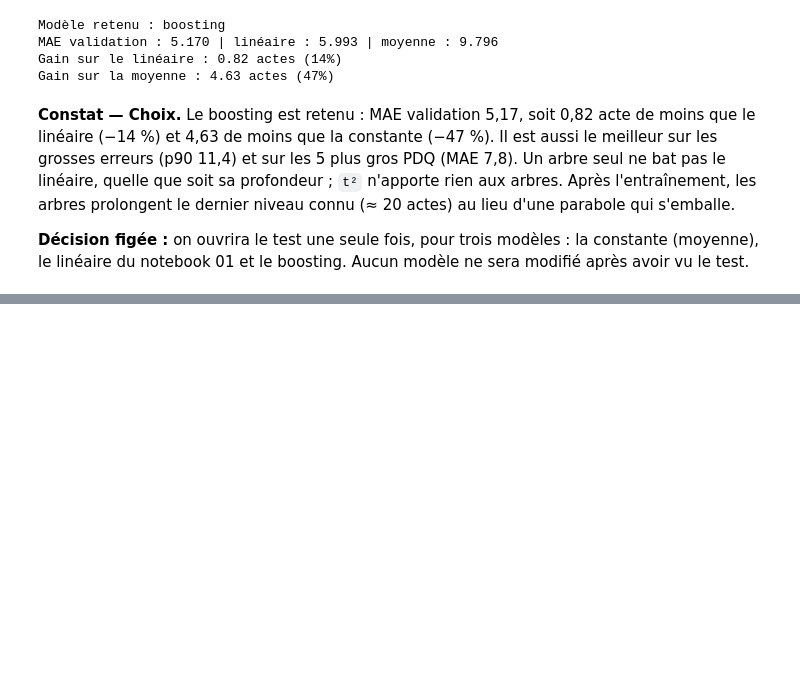
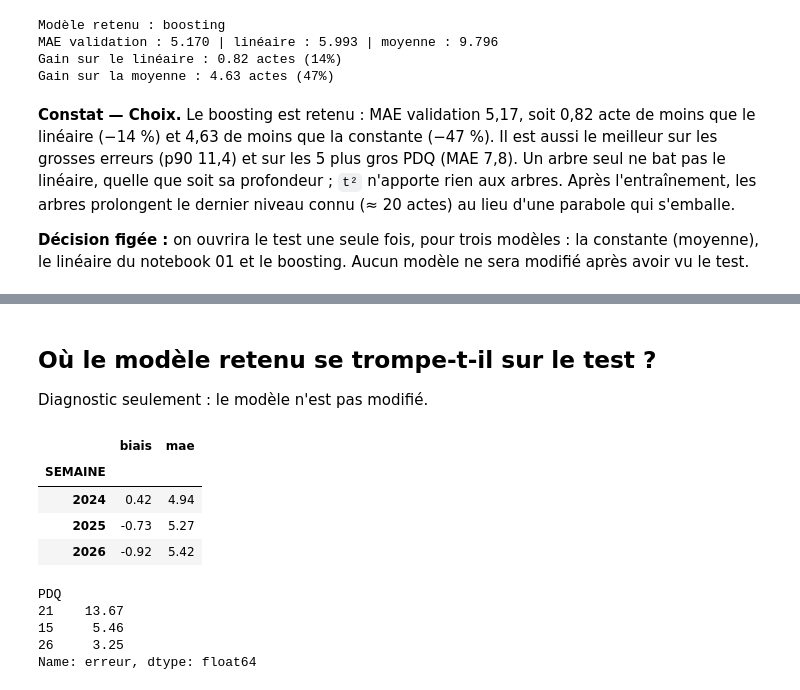
Before and after one commit to mirecloud/criminal-work, a Jupyter notebook: notebooks/02_arbres.ipynb, the cells around one changed output, grey strips where cells are left out. Saved outputs shown, nothing was run; the diff lists cells and outputs as text; code cells hidden in the pictures; blank space fills up the shorter version.

```diff
--- a/notebooks/02_arbres.ipynb
+++ b/notebooks/02_arbres.ipynb
@@ -320,0 +351,27 @@ Aucun modèle ne sera modifié après avoir vu le test.
+# %% [markdown]
+## Où le modèle retenu se trompe-t-il sur le test ?
+Diagnostic seulement : le modèle n'est pas modifié.
+# %%
+m = modeles[choix]
+diag = test.copy()
+diag["erreur"] = diag["y"] - m.predict(diag[list(m.feature_names_in_)])
+
+par_annee_test = diag.groupby(diag["SEMAINE"].dt.year)["erreur"].agg(
+    biais="mean",
+    mae=lambda e: e.abs().mean(),
+)
+par_pdq_test = diag.groupby("PDQ")["erreur"].mean().sort_values(ascending=False)
+
+display(par_annee_test.round(2))
+par_pdq_test.head(3).round(2)
+# %% [output]
+|  | biais | mae |
+| SEMAINE |  |  |
+| 2024 | 0.42 | 4.94 |
+| 2025 | -0.73 | 5.27 |
+| 2026 | -0.92 | 5.42 |
+PDQ
+21    13.67
+15     5.46
+26     3.25
+Name: erreur, dtype: float64
```
Also changed, not shown: parts of 5 cells of this notebook.
